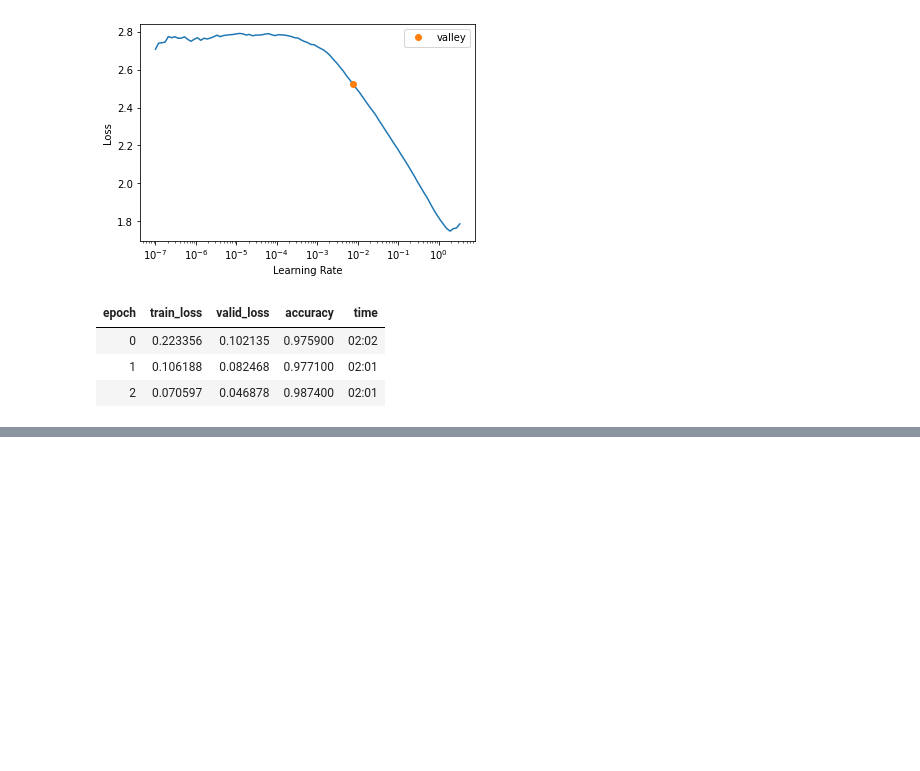
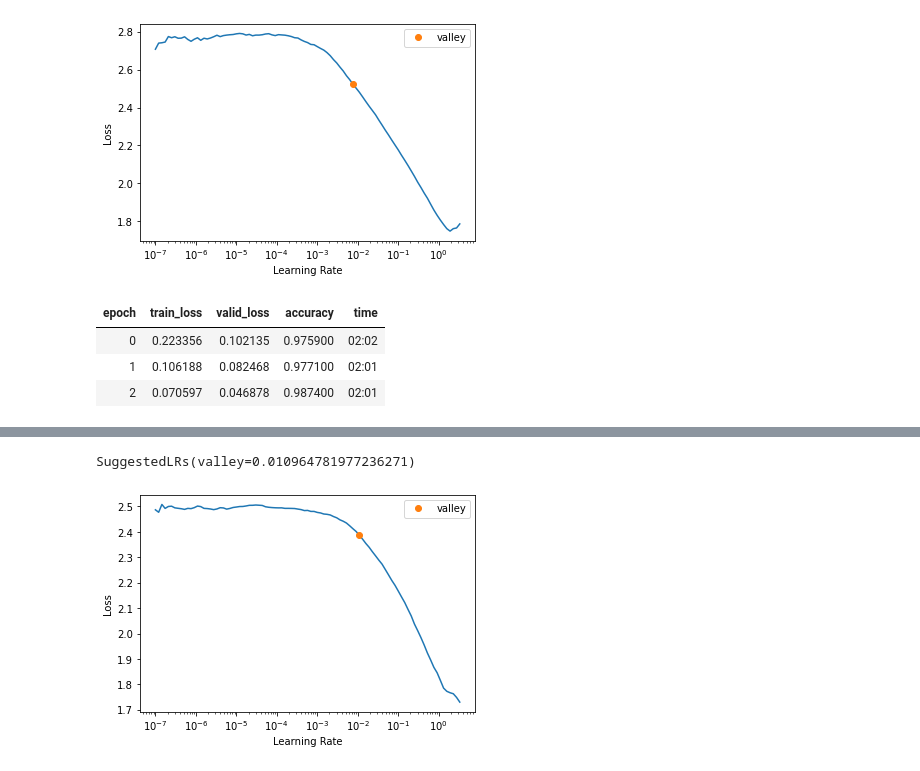
Before and after one commit to Aravinda89/Image-Classificatio-from-Scratch, a Jupyter notebook: mnist.ipynb, the cells around one changed output, grey strips where cells are left out. Saved outputs shown, nothing was run; the diff lists cells and outputs as text; code cells hidden in the pictures; blank space fills up the shorter version.

```diff
--- a/mnist.ipynb
+++ b/mnist.ipynb
@@ -194,0 +209,14 @@ learn.fit_one_cycle(3, lr_max=0.007585775572806597)
+# %%
+def conv2(ni, nf):
+  return ConvLayer(ni, nf, stride=2)
+# %%
+net = nn.Sequential(
+                    conv2(1,8),
+                    conv2(8,16),
+                    conv2(16,32),
+                    conv2(32,16),
+                    conv2(16,10),
+                    Flatten()
+)
+# %%
+learn = Learner(dls, net, loss_func=CrossEntropyLossFlat(), metrics=accuracy)
@@ -194,0 +244,3 @@ learn.fit_one_cycle(3, lr_max=0.007585775572806597)
+# %%
+learn.lr_find()
+# %% [output]
@@ -194,0 +248,2 @@ learn.fit_one_cycle(3, lr_max=0.007585775572806597)
+SuggestedLRs(valley=0.010964781977236271)
+[figure, added]
```
Also changed, not shown: parts of 22 cells of this notebook.
